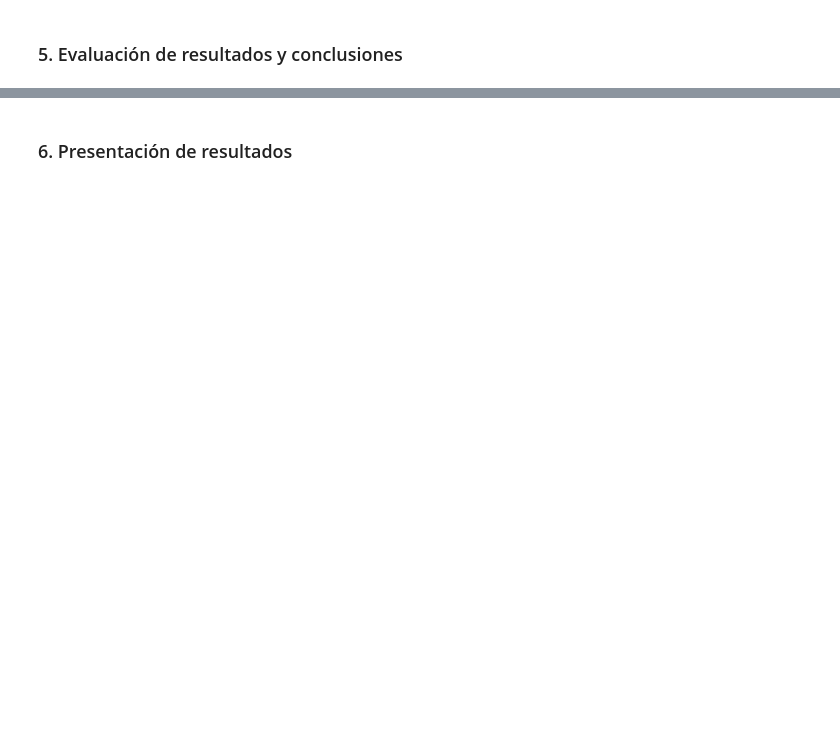
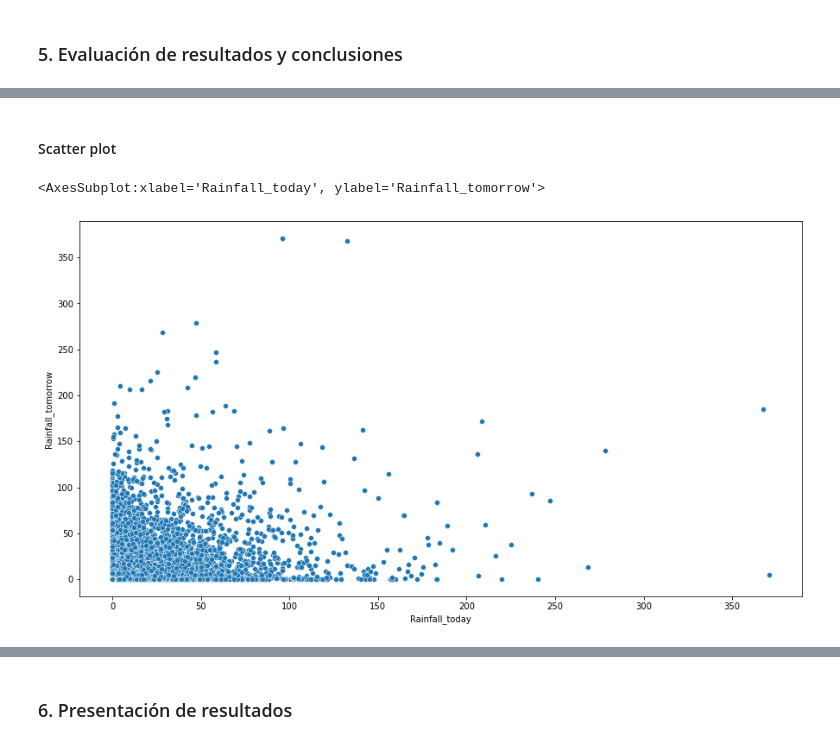
Before and after one commit to freddy120/ad_ceia, a Jupyter notebook: notebooks/tpintegrador/TP Integrador Análisis de datos.ipynb, the cells around one changed output, grey strips where cells are left out. Cells and saved outputs as stored; diff of their text form; code cells hidden in the pictures; blank space fills up the shorter version.

```diff
--- a/notebooks/tpintegrador/TP Integrador Análisis de datos.ipynb
+++ b/notebooks/tpintegrador/TP Integrador Análisis de datos.ipynb
@@ -1253,0 +1273,15 @@ KeyboardInterrupt:
+# %%
+w_df = w_df.dropna()
+# %%
+rainfall_dict = {'Rainfall_today':[], 'Rainfall_tomorrow': []}
+# %%
+i=0
+for index, row in w_df.iterrows():
+    if (i+1) < len(w_df):
+        if (index + pd.DateOffset(days=1)) == w_df.iloc[i+1, :].name:
+            rainfall_dict['Rainfall_today'].append(row['Rainfall'])
+            rainfall_dict['Rainfall_tomorrow'].append(w_df.iloc[i+1, :]['Rainfall'])
+    i+=1
+# %%
+rainfall_df = pd.DataFrame(rainfall_dict)
+rainfall_df.head()
@@ -1253,0 +1295,8 @@ KeyboardInterrupt:
+# %% [markdown]
+#### Scatter plot
+# %%
+fig,axes = plt.subplots(1,1,figsize=(15,8))
+sns.scatterplot(data=rainfall_df, x="Rainfall_today", y="Rainfall_tomorrow", ax=axes)
+# %% [output]
+<AxesSubplot:xlabel='Rainfall_today', ylabel='Rainfall_tomorrow'>
+[figure, added]
```
Also changed, not shown: parts of 222 cells of this notebook.
